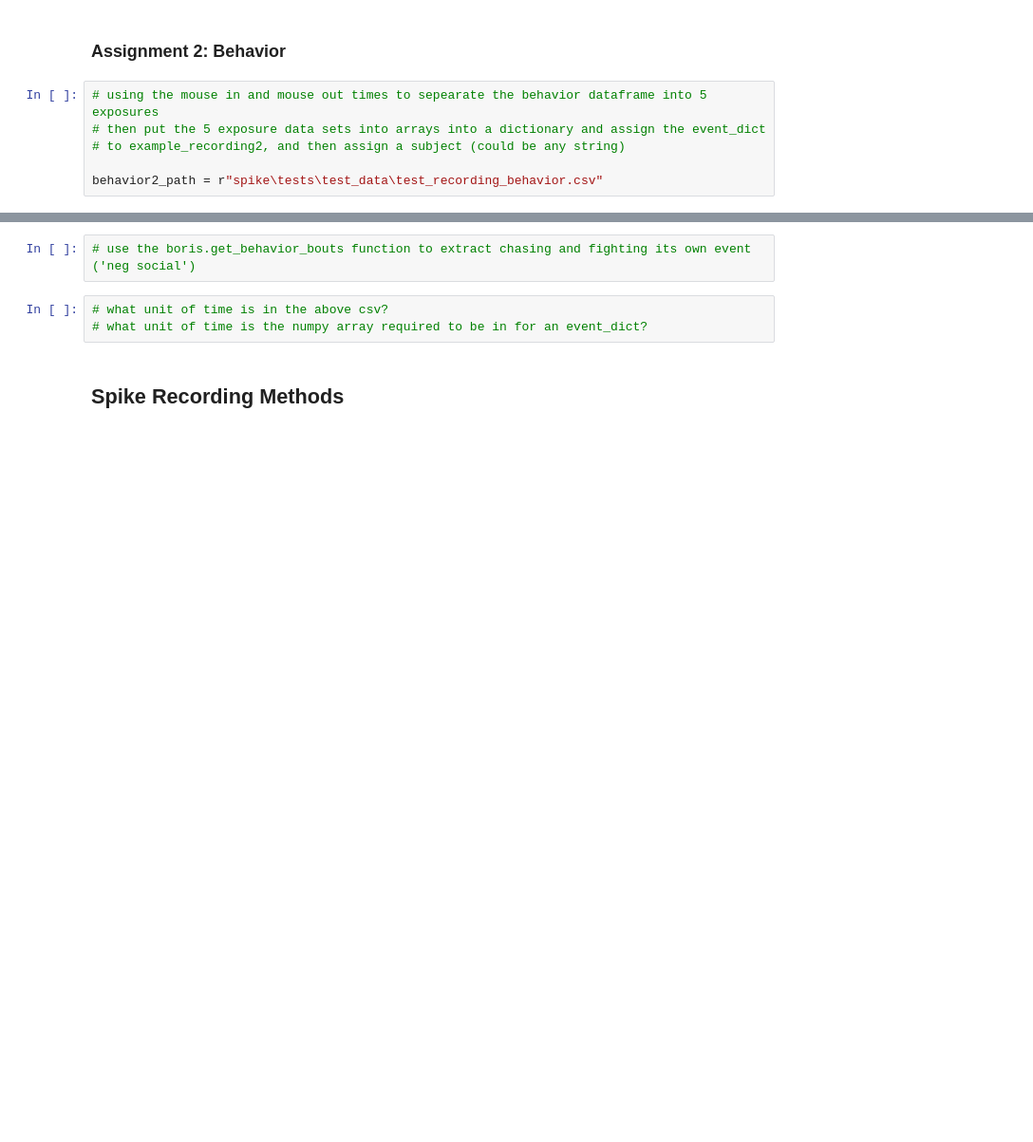
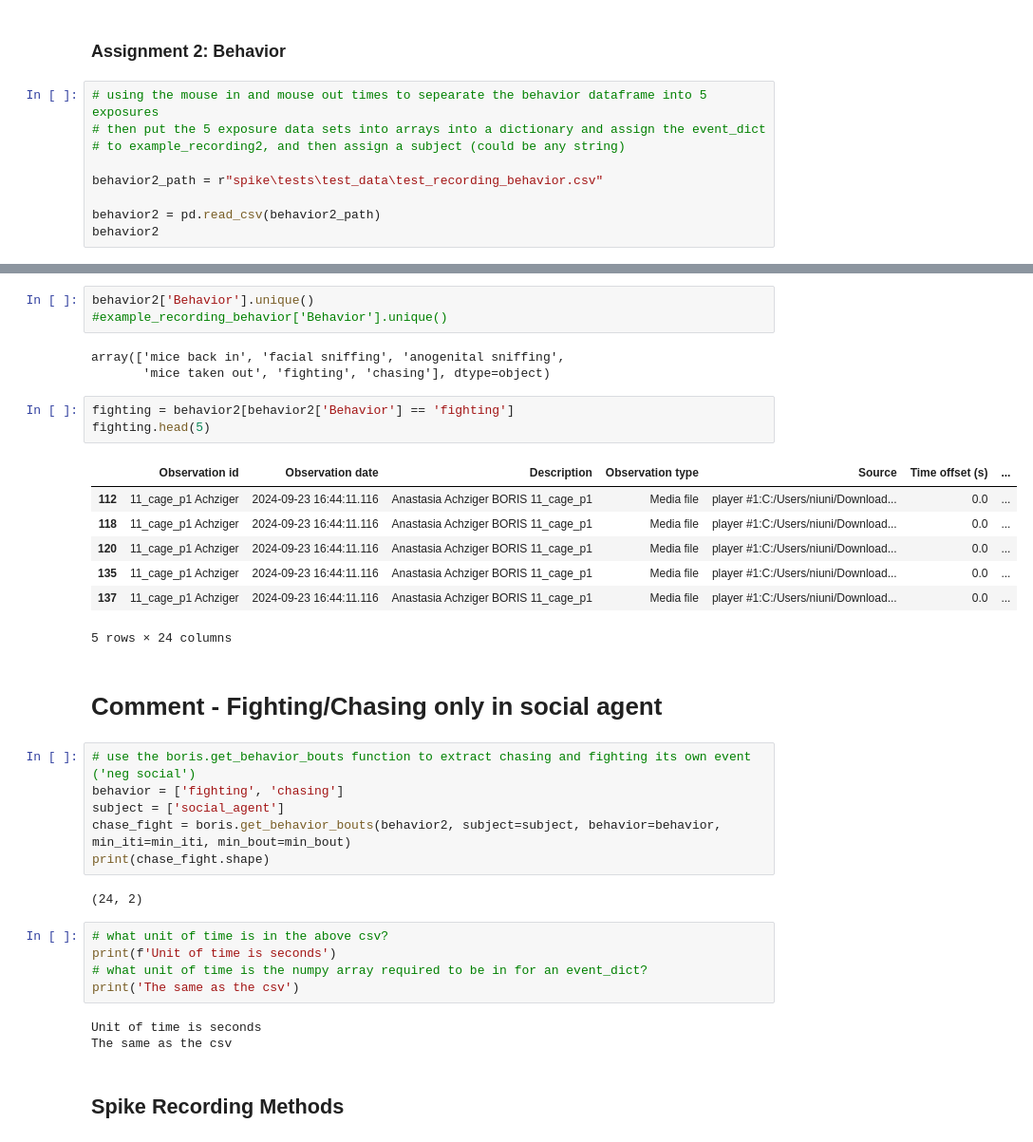
Before and after one commit to tomHep10/diff_fam_social_memory_ephys, a Jupyter notebook: other_peoples_sutff/Thomas/01spike_how_to.ipynb, the cells around one changed output, grey strips where cells are left out. Shown at 95% size. Saved outputs shown, nothing was run; the diff lists cells and outputs as text; blank space fills up the shorter version.

```diff
--- a/other_peoples_sutff/Thomas/01spike_how_to.ipynb
+++ b/other_peoples_sutff/Thomas/01spike_how_to.ipynb
@@ -339,3 +407,6 @@ Analysis Parameters:
 # to example_recording2, and then assign a subject (could be any string)
 
 behavior2_path = r"spike\tests\test_data\test_recording_behavior.csv"
+
+behavior2 = pd.read_csv(behavior2_path)
+behavior2
@@ -342,8 +494,38 @@ behavior2_path = r"spike\tests\test_data\test_recording_behavior.csv"
+# %%
+behavior2['Behavior'].unique()
+#example_recording_behavior['Behavior'].unique()
+# %% [output]
+array(['mice back in', 'facial sniffing', 'anogenital sniffing',
+       'mice taken out', 'fighting', 'chasing'], dtype=object)
+# %%
+fighting = behavior2[behavior2['Behavior'] == 'fighting']
+fighting.head(5)
+# %% [output]
+|  | Observation id | Observation date | Description | Observation type | Source | Time offset (s) | ... |
+| 112 | 11_cage_p1 Achziger | 2024-09-23 16:44:11.116 | Anastasia Achziger BORIS 11_cage_p1 | Media file | player #1:C:/Users/niuni/Download... | 0.0 | ... |
+| 118 | 11_cage_p1 Achziger | 2024-09-23 16:44:11.116 | Anastasia Achziger BORIS 11_cage_p1 | Media file | player #1:C:/Users/niuni/Download... | 0.0 | ... |
+| 120 | 11_cage_p1 Achziger | 2024-09-23 16:44:11.116 | Anastasia Achziger BORIS 11_cage_p1 | Media file | player #1:C:/Users/niuni/Download... | 0.0 | ... |
+| 135 | 11_cage_p1 Achziger | 2024-09-23 16:44:11.116 | Anastasia Achziger BORIS 11_cage_p1 | Media file | player #1:C:/Users/niuni/Download... | 0.0 | ... |
+| 137 | 11_cage_p1 Achziger | 2024-09-23 16:44:11.116 | Anastasia Achziger BORIS 11_cage_p1 | Media file | player #1:C:/Users/niuni/Download... | 0.0 | ... |
+5 rows × 24 columns
+# %% [markdown]
+# Comment - Fighting/Chasing only in social agent
 # %%
 # use the boris.get_behavior_bouts function to extract chasing and fighting its own event ('neg social')
+behavior = ['fighting', 'chasing']
+subject = ['social_agent']
+chase_fight = boris.get_behavior_bouts(behavior2, subject=subject, behavior=behavior, min_iti=min_iti, min_bout=min_bout)
+print(chase_fight.shape)
+# %% [output]
+(24, 2)
 # %%
 # what unit of time is in the above csv?
+print(f'Unit of time is seconds')
 # what unit of time is the numpy array required to be in for an event_dict?
+print('The same as the csv')
+# %% [output]
+Unit of time is seconds
+The same as the csv
 # %% [markdown]
 ## Spike Recording Methods
 # %% [markdown]
```
Also changed, not shown: parts of 23 cells of this notebook.
